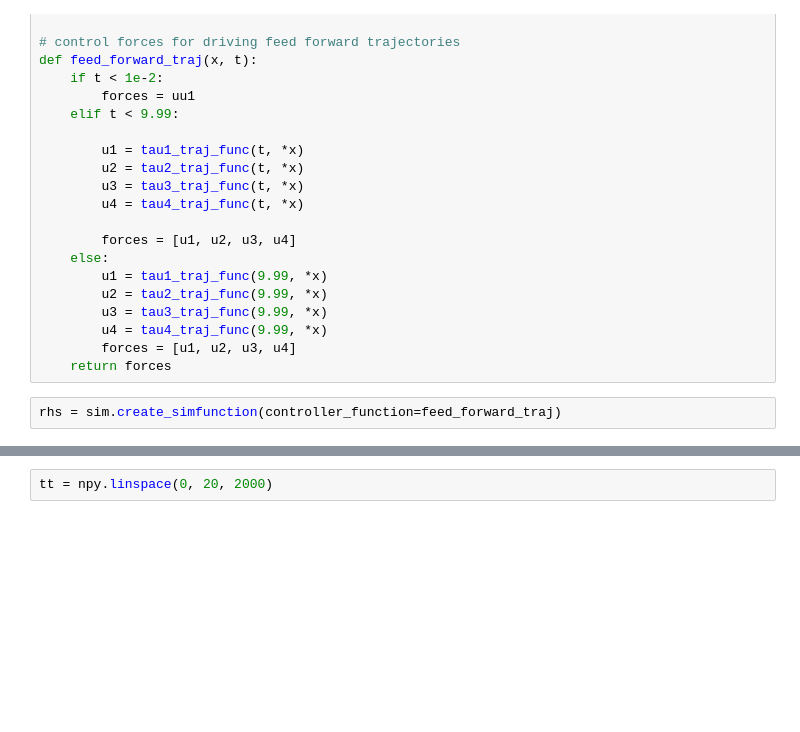
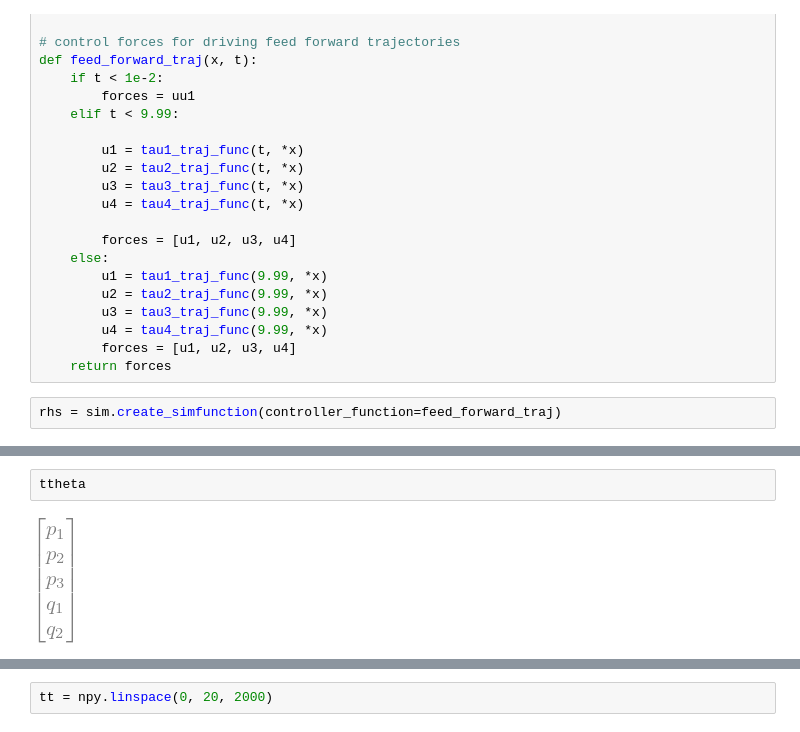
Before and after one commit to wredsen/SA-Wrede, a Jupyter notebook: flatness_notebooks/ODE_flatness_trajectory_control_simulation.ipynb, the cells around one changed output, grey strips where cells are left out. Cells and saved outputs as stored; diff of their text form; blank space fills up the shorter version.

```diff
--- a/flatness_notebooks/ODE_flatness_trajectory_control_simulation.ipynb
+++ b/flatness_notebooks/ODE_flatness_trajectory_control_simulation.ipynb
@@ -351,0 +367,4 @@ xx0 := array([ 0.15, -0.4 ,  0.  ,  0.  ,  0.  ,  0.  , -0.  ,  0.  ,  0.  ,  0.
+# %%
+ttheta
+# %% [output]
+[figure, added]
```
Also changed, not shown: parts of 37 cells of this notebook, 41 other files.
